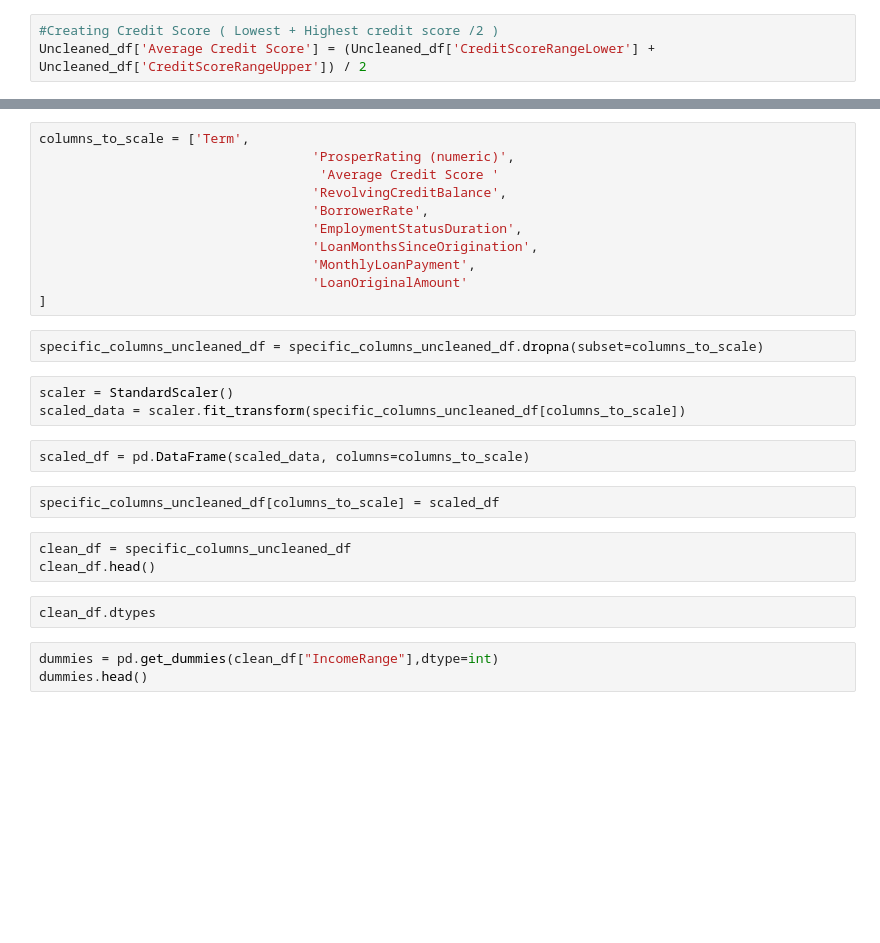
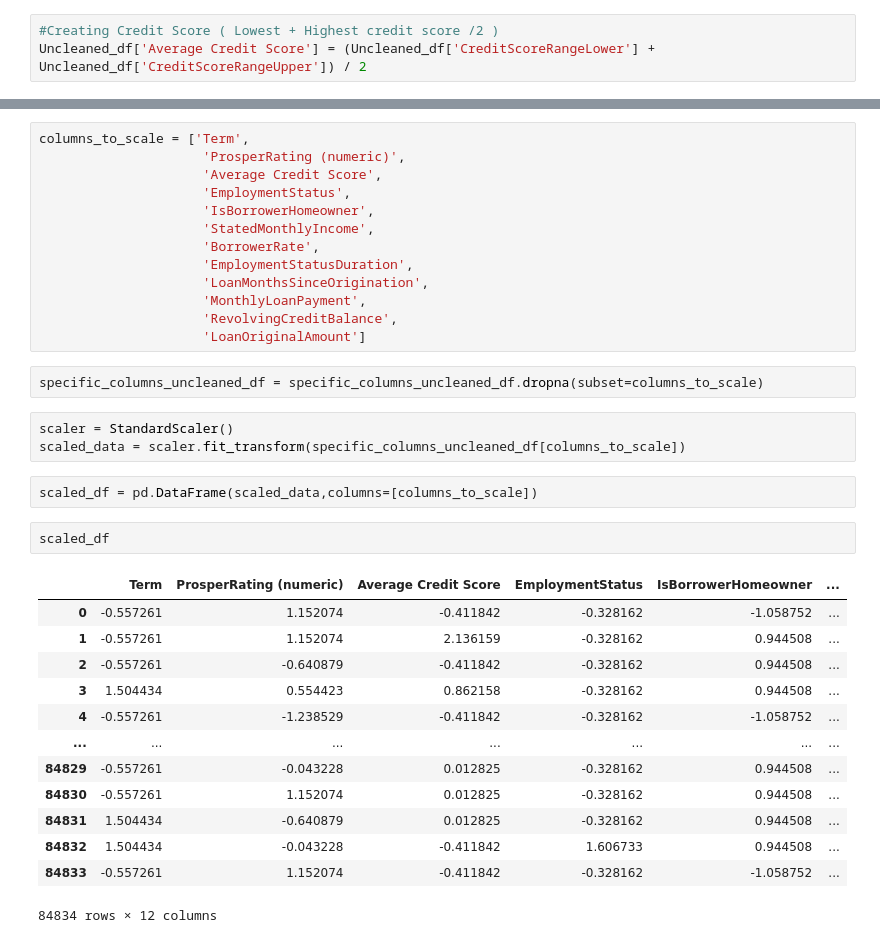
Before and after one commit to LachlanPotter33/Proj-4-Group-3, a Jupyter notebook: Notebooks/Untitled.ipynb, the cells around one changed output, grey strips where cells are left out. Cells and saved outputs as stored; diff of their text form; blank space fills up the shorter version.

```diff
--- a/Notebooks/Untitled.ipynb
+++ b/Notebooks/Untitled.ipynb
@@ -47,28 +117,36 @@ specific_columns_uncleaned_df.dtypes
 # %%
 columns_to_scale = ['Term',
-                                   'ProsperRating (numeric)',
-                                    'Average Credit Score '
-                                   'RevolvingCreditBalance',
-                                   'BorrowerRate',
-                                   'EmploymentStatusDuration',
-                                   'LoanMonthsSinceOrigination',
-                                   'MonthlyLoanPayment',
-                                   'LoanOriginalAmount'
-]
+                     'ProsperRating (numeric)',
+                     'Average Credit Score',
+                     'EmploymentStatus',
+                     'IsBorrowerHomeowner',
+                     'StatedMonthlyIncome',
+                     'BorrowerRate',
+                     'EmploymentStatusDuration',
+                     'LoanMonthsSinceOrigination',
+                     'MonthlyLoanPayment',
+                     'RevolvingCreditBalance',
+                     'LoanOriginalAmount']
-# %%
-specific_columns_uncleaned_df = specific_columns_uncleaned_df.dropna(subset=columns_to_scale)
+# %%
+specific_columns_uncleaned_df = specific_columns_uncleaned_df.dropna(subset=columns_to_scale)
 # %%
 scaler = StandardScaler()
 scaled_data = scaler.fit_transform(specific_columns_uncleaned_df[columns_to_scale])
 # %%
-scaled_df = pd.DataFrame(scaled_data, columns=columns_to_scale)
+scaled_df = pd.DataFrame(scaled_data,columns=[columns_to_scale])
 # %%
-specific_columns_uncleaned_df[columns_to_scale] = scaled_df
+scaled_df
+# %% [output]
+|  | Term | ProsperRating (numeric) | Average Credit Score | EmploymentStatus | IsBorrowerHomeowner | ... |
+| 0 | -0.557261 | 1.152074 | -0.411842 | -0.328162 | -1.058752 | ... |
+| 1 | -0.557261 | 1.152074 | 2.136159 | -0.328162 | 0.944508 | ... |
+| 2 | -0.557261 | -0.640879 | -0.411842 | -0.328162 | 0.944508 | ... |
+| 3 | 1.504434 | 0.554423 | 0.862158 | -0.328162 | 0.944508 | ... |
+| 4 | -0.557261 | -1.238529 | -0.411842 | -0.328162 | -1.058752 | ... |
+| ... | ... | ... | ... | ... | ... | ... |
+| 84829 | -0.557261 | -0.043228 | 0.012825 | -0.328162 | 0.944508 | ... |
+| 84830 | -0.557261 | 1.152074 | 0.012825 | -0.328162 | 0.944508 | ... |
+| 84831 | 1.504434 | -0.640879 | 0.012825 | -0.328162 | 0.944508 | ... |
+| 84832 | 1.504434 | -0.043228 | -0.411842 | 1.606733 | 0.944508 | ... |
+| 84833 | -0.557261 | 1.152074 | -0.411842 | -0.328162 | -1.058752 | ... |
+84834 rows × 12 columns
-# %%
-clean_df = specific_columns_uncleaned_df
-clean_df.head()
-# %%
-clean_df.dtypes
-# %%
-dummies = pd.get_dummies(clean_df["IncomeRange"],dtype=int)
-dummies.head()
```
Also changed, not shown: parts of 13 cells of this notebook.
